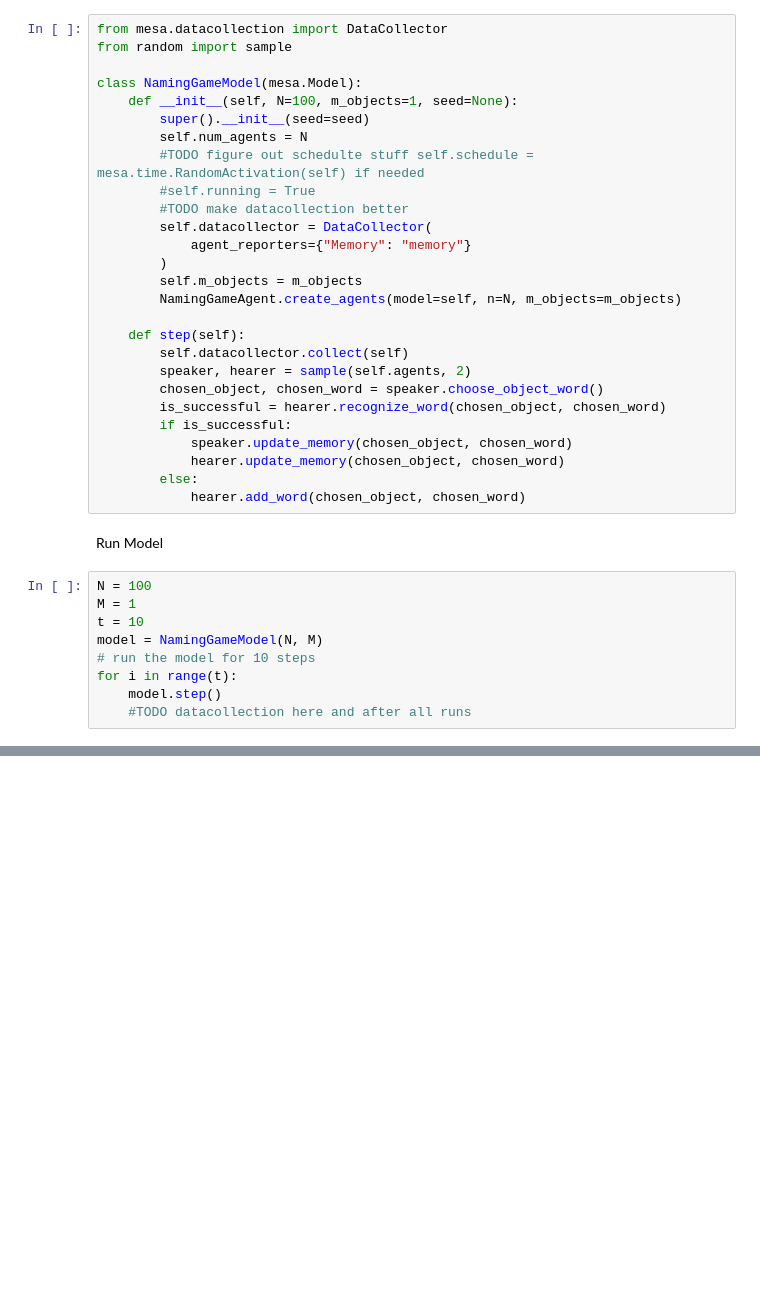
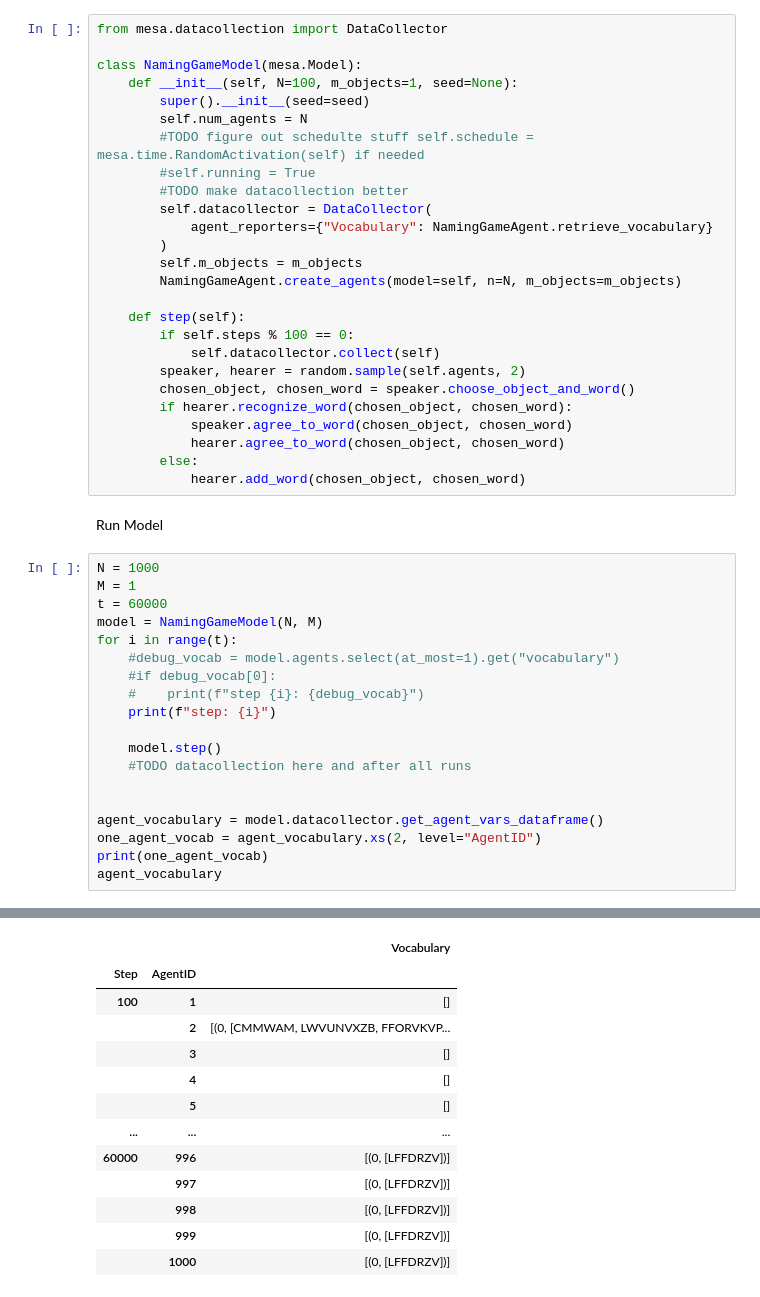
Before and after one commit to Fab159ian/CMSS_Exercises, a Jupyter notebook: exercise1.ipynb, the cells around one changed output, grey strips where cells are left out. Cells and saved outputs as stored; diff of their text form; blank space fills up the shorter version.

Commit message:
Implement data collection and fix various bugs

```diff
--- a/exercise1.ipynb
+++ b/exercise1.ipynb
@@ -95,7 +96,6 @@ class NamingGameAgent(mesa.Agent):
 Create Model
 # %%
 from mesa.datacollection import DataCollector
-from random import sample
 
 class NamingGameModel(mesa.Model):
     def __init__(self, N=100, m_objects=1, seed=None):
@@ -105,29 +105,40 @@ class NamingGameModel(mesa.Model):
         #self.running = True
         #TODO make datacollection better
         self.datacollector = DataCollector(
-            agent_reporters={"Memory": "memory"}
+            agent_reporters={"Vocabulary": NamingGameAgent.retrieve_vocabulary}
         )
         self.m_objects = m_objects
         NamingGameAgent.create_agents(model=self, n=N, m_objects=m_objects)
 
     def step(self):
-        self.datacollector.collect(self)
-        speaker, hearer = sample(self.agents, 2)
-        chosen_object, chosen_word = speaker.choose_object_word()
-        is_successful = hearer.recognize_word(chosen_object, chosen_word)
-        if is_successful:
-            speaker.update_memory(chosen_object, chosen_word)
-            hearer.update_memory(chosen_object, chosen_word)
+        if self.steps % 100 == 0:
+            self.datacollector.collect(self)
+        speaker, hearer = random.sample(self.agents, 2)
+        chosen_object, chosen_word = speaker.choose_object_and_word()
+        if hearer.recognize_word(chosen_object, chosen_word):
+            speaker.agree_to_word(chosen_object, chosen_word)
+            hearer.agree_to_word(chosen_object, chosen_word)
         else:
             hearer.add_word(chosen_object, chosen_word)
 # %% [markdown]
 Run Model
 # %%
-N = 100
+N = 1000
 M = 1
-t = 10
+t = 60000
 model = NamingGameModel(N, M)
-# run the model for 10 steps
 for i in range(t):
+    #debug_vocab = model.agents.select(at_most=1).get("vocabulary")
+    #if debug_vocab[0]:
+    #    print(f"step {i}: {debug_vocab}")
+    print(f"step: {i}")
+
     model.step()
     #TODO datacollection here and after all runs
+
+
+agent_vocabulary = model.datacollector.get_agent_vars_dataframe()
+one_agent_vocab = agent_vocabulary.xs(2, level="AgentID")
+print(one_agent_vocab)
+agent_vocabulary
+# %% [output]
@@ -133,0 +162,13 @@ for i in range(t):
+|  |  | Vocabulary |
+| Step | AgentID |  |
+| 100 | 1 | [] |
+|  | 2 | [(0, [CMMWAM, LWVUNVXZB, FFORVKVP... |
+|  | 3 | [] |
+|  | 4 | [] |
+|  | 5 | [] |
+| ... | ... | ... |
+| 60000 | 996 | [(0, [LFFDRZV])] |
+|  | 997 | [(0, [LFFDRZV])] |
+|  | 998 | [(0, [LFFDRZV])] |
+|  | 999 | [(0, [LFFDRZV])] |
+|  | 1000 | [(0, [LFFDRZV])] |
```
Also changed, not shown: parts of 5 cells of this notebook.
